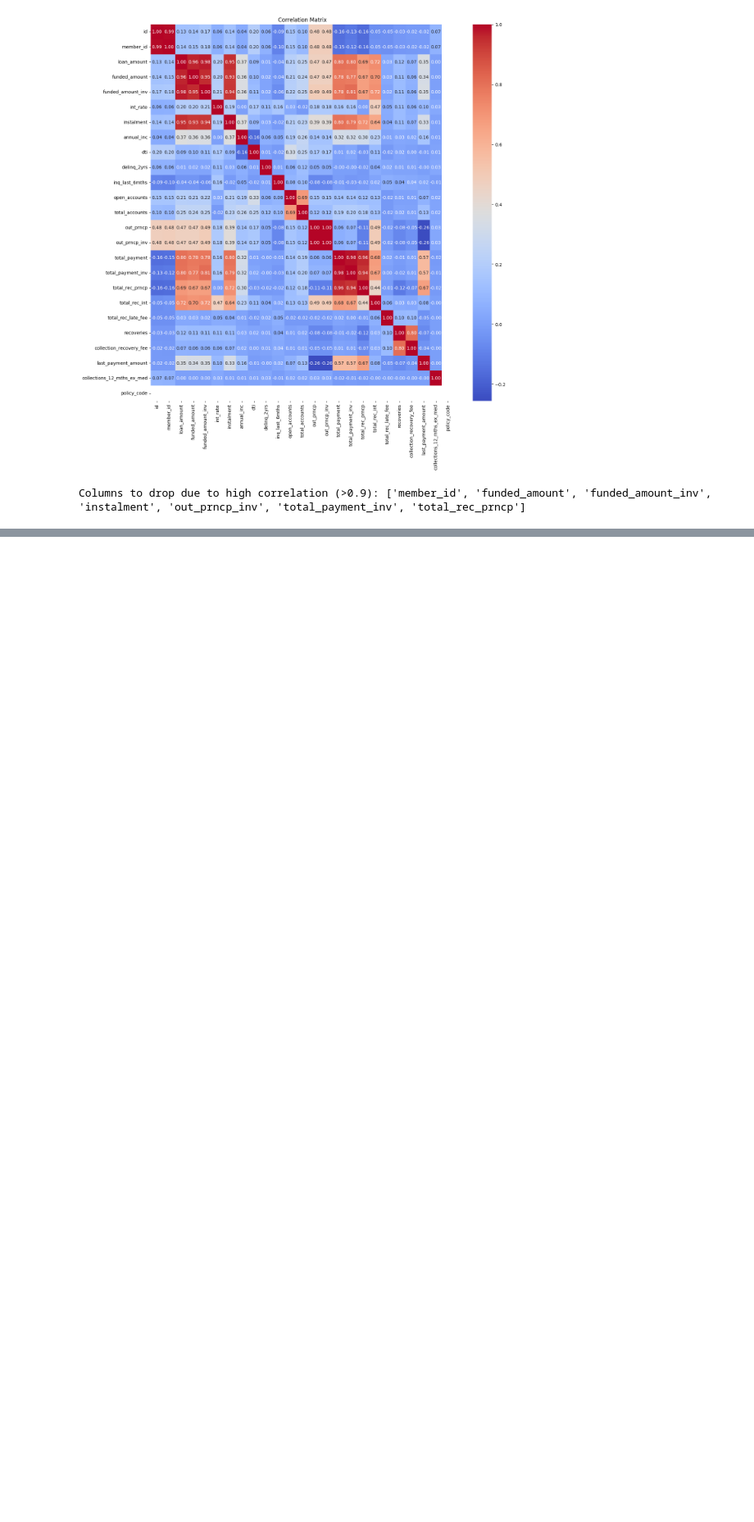
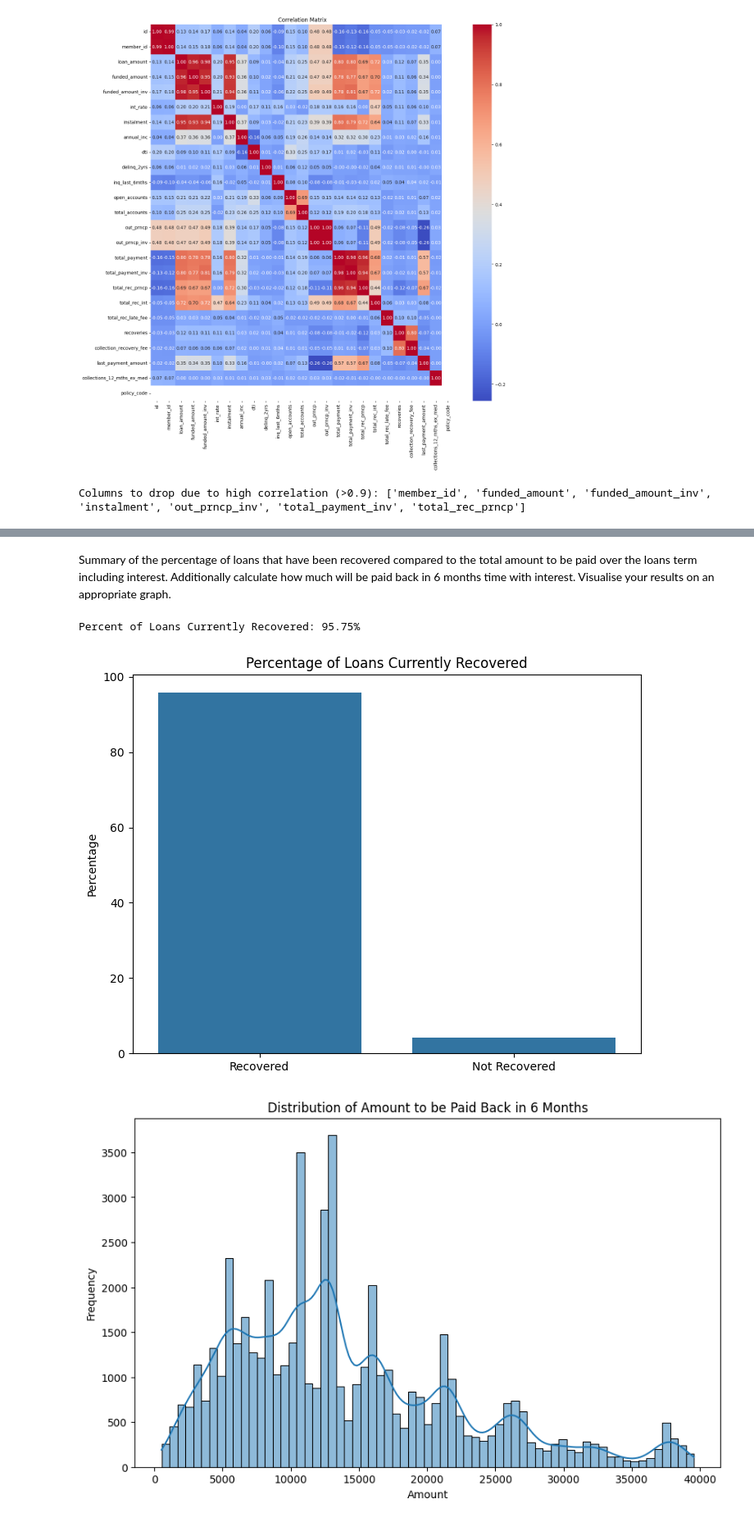
Before and after one commit to eliasdjaoui/exploratory-data-analysis---customer-loans-in-finance400, a Jupyter notebook: main.ipynb, the cells around one changed output, grey strips where cells are left out. Shown: that part at 82% size. Drawn from its saved outputs; the diff is of its cells as text; code cells hidden in the pictures; blank space fills up the shorter version.

```diff
--- a/main.ipynb
+++ b/main.ipynb
@@ -15,0 +22,3 @@ Columns to drop due to high correlation (>0.9): ['member_id', 'funded_amount', '
+# %%
+df_clean['total_expected_loan_amount'] = df_clean['instalment'] * df_clean['term']
+print(df_clean[['instalment', 'term', 'total_expected_loan_amount']].head())
@@ -15,0 +32,36 @@ Columns to drop due to high correlation (>0.9): ['member_id', 'funded_amount', '
+# %% [markdown]
+Summary of the percentage of loans that have been recovered compared to the total amount to be paid over the loans term including interest. Additionally calculate how much will be paid back in 6 months time with interest. Visualise your results on an appropriate graph.
+# %%
+# Calculate the recovered ratio
+df_clean['recovered_ratio'] = df_clean['total_expected_loan_amount'] / df_clean['funded_amount']
+
+# Filter for recovered loans
+recovered_loan_df = df_clean[df_clean['recovered_ratio'] >= 1]
+
+# Calculate percentage of loans recovered
+percent_of_loans_recovered = round(len(recovered_loan_df) / len(df_clean) * 100, 2)
+print(f"Percent of Loans Currently Recovered: {percent_of_loans_recovered}%")
+
+# Estimate amount to be paid back in 6 months
+# Assuming 'interest_rate' is in percentage (APR)
+df_clean['amount_paid_in_6_months'] = df_clean['funded_amount'] * (1 + (df_clean['int_rate'] / 100) / 2)
+
+
+# Visualization of Loan Recovery Percentage
+plt.figure(figsize=(8, 6))
+sns.barplot(x=['Recovered', 'Not Recovered'], y=[percent_of_loans_recovered, 100 - percent_of_loans_recovered])
+plt.title('Percentage of Loans Currently Recovered')
+plt.ylabel('Percentage')
+plt.show()
+
+# Visualization of Amount to be Paid Back in 6 Months
+plt.figure(figsize=(10, 6))
+sns.histplot(df_clean['amount_paid_in_6_months'], kde=True)
+plt.title('Distribution of Amount to be Paid Back in 6 Months')
+plt.xlabel('Amount')
+plt.ylabel('Frequency')
+plt.show()
+# %% [output]
+Percent of Loans Currently Recovered: 95.75%
+[figure, added]
+[figure, added]
```
Also changed, not shown: parts of 14 cells of this notebook, 2 other files.
